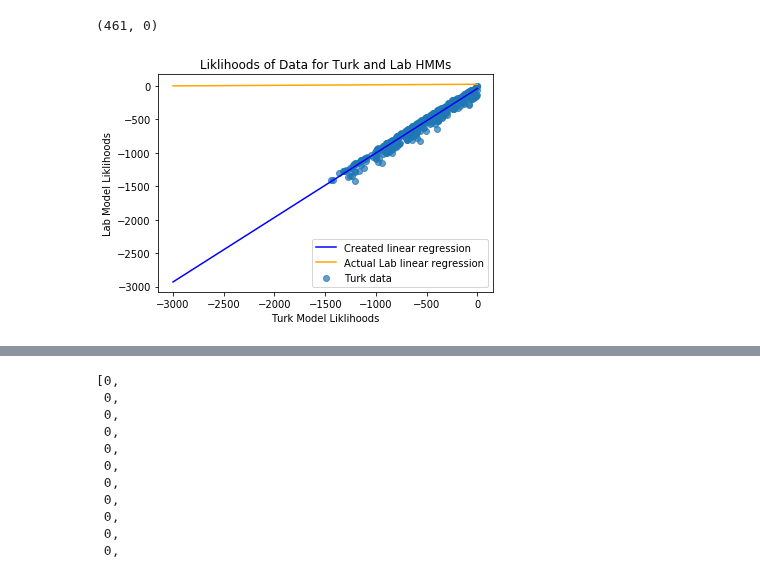
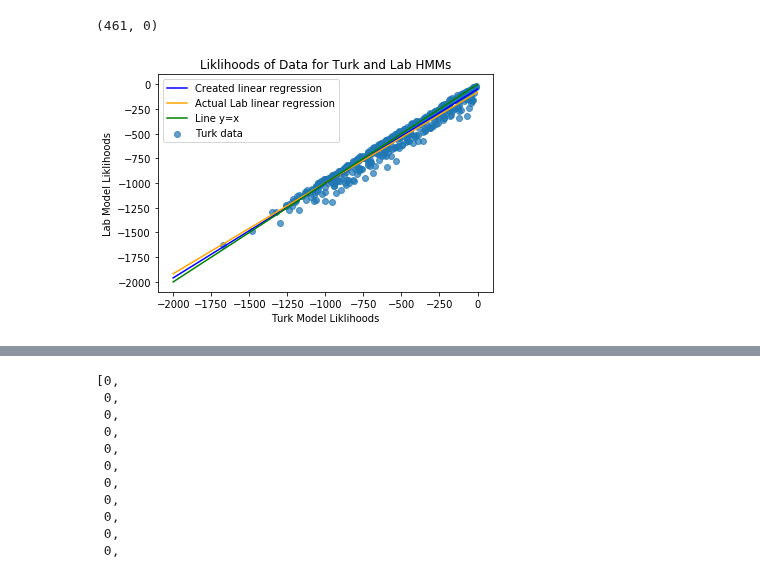
Before and after one commit to DJSaunders1997/Masters-Project, a Jupyter notebook: HMM.ipynb, the cells around one changed output, grey strips where cells are left out. Cells and saved outputs as stored; diff of their text form; code cells hidden in the pictures.

Commit message:
Changed plots scale

```diff
--- a/HMM.ipynb
+++ b/HMM.ipynb
@@ -843,36 +843,45 @@ Number of new turk labels, number of new lab labels:
 # %%
 #############################################################################################################################
 
 created_data_turk_model = model_score_list(turk_model, flatten_created_data, generated_lengths)
 created_data_lab_model = model_score_list(lab_model, flatten_created_data, generated_lengths)
 
 plt.scatter(created_data_turk_model, created_data_lab_model, alpha=0.7, label='Turk data')
 
 plt.title('Liklihoods of Data for Turk and Lab HMMs')
 plt.xlabel('Turk Model Liklihoods')
 plt.ylabel('Lab Model Liklihoods')
 #plt.show()
 
 # Linear reg of just lab data
 X = np.array(created_data_turk_model).reshape(-1,1)
 y = np.array(created_data_lab_model).reshape(-1,1)
 created_reg = LinearRegression().fit(X, y)
 #pred=reg.predict(X)
 #plt.plot(X, pred, 'r', alpha=0.6)
 
-x = np.linspace(-3000,0,100)
+x = np.linspace(-2000,0,100)
 y = created_reg.coef_[0][0]*x + created_reg.intercept_[0]
 plt.plot(x, y, 'blue', label='Created linear regression')
 
-x = np.linspace(-3000,0,100)
+# Actual Lab
+X = np.array(lab_data_turk_model).reshape(-1,1)
+y = np.array(lab_data_lab_model).reshape(-1,1)
+reg = LinearRegression().fit(X, y)
+
+x = np.linspace(-2000,0,100)
 y = reg.coef_[0][0]*x + reg.intercept_[0]
 plt.plot(x, y, 'orange', label='Actual Lab linear regression')
+
+x = np.linspace(-2000,0,100)
+y = x
+plt.plot(x, y, 'green', label='Line y=x')
 
 plt.legend()
 
 plt.show()
 # %% [output]
-[figure, old version]
+[figure, new version]
 # %%
 #idea: maybe the liklihoods are messed up because of the inbalanece in training size when orriginally training?
 # Try duplicating training samples NOW, or retrain on the created data.
```
Also changed, not shown: parts of 11 cells of this notebook.
